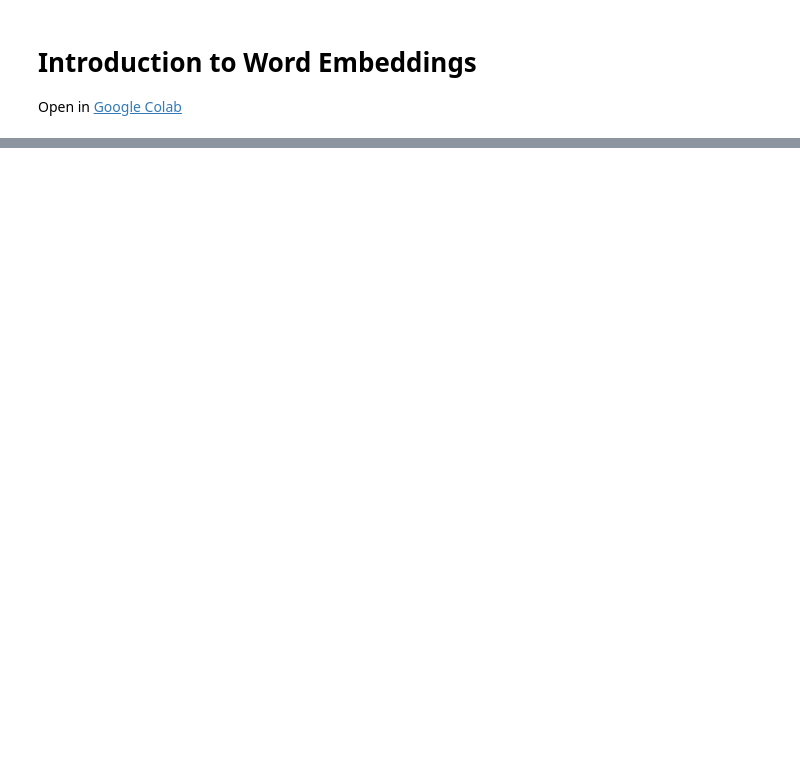
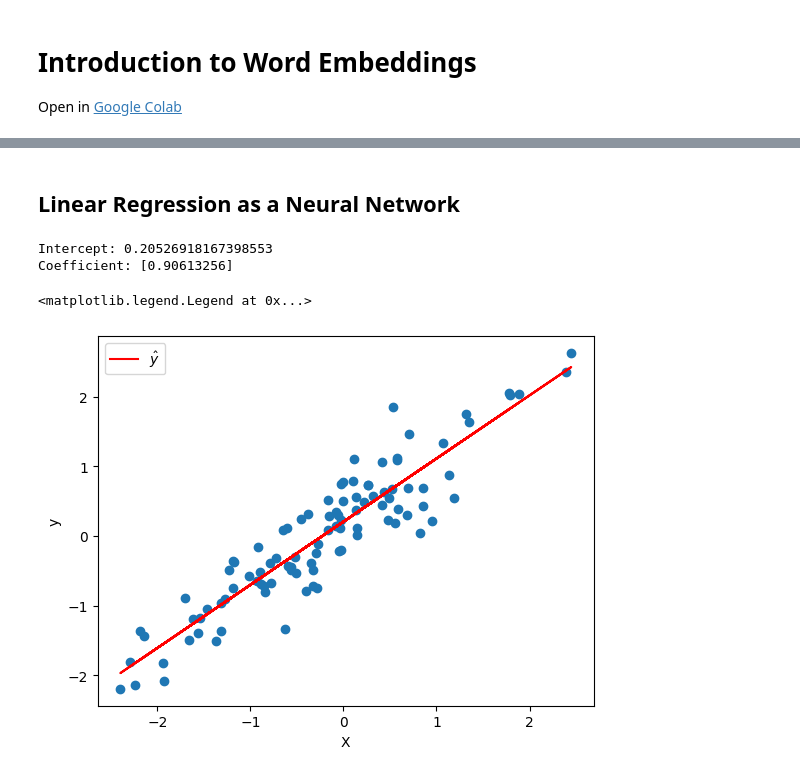
Before and after one commit to febse/ta2025, a Jupyter notebook: 03-01-Word-Embeddings-Overview.ipynb, the cells around one changed output, grey strips where cells are left out. Saved outputs shown, nothing was run; the diff lists cells and outputs as text; code cells hidden in the pictures; blank space fills up the shorter version.

```diff
--- a/03-01-Word-Embeddings-Overview.ipynb
+++ b/03-01-Word-Embeddings-Overview.ipynb
@@ -36,3 +25,5 @@ For example in a sentence "The cat sits on the mat", if the target word is "sits
 ![Skip-gram Model](./figures/skip-gram-architecture.webp)
 
 To make sense of this architecture, let's consider some simpler models that will help us understand how the skip-gram model works.
+# %% [markdown]
+## Linear Regression as a Neural Network
@@ -38,0 +37,29 @@ To make sense of this architecture, let's consider some simpler models that will
+# %%
+n = 100
+p = 1
+
+X = np.random.randn(n, p)
+e = np.random.randn(n)
+beta = np.array([2])
+y = 2 + X @ beta + e
+y = (y - np.mean(y)) / np.std(y)
+# %%
+linreg = LinearRegression()
+linreg.fit(X, y)
+
+print("Intercept:", linreg.intercept_)
+print("Coefficient:", linreg.coef_)
+# %% [output]
+Intercept: 0.20526918167398553
+Coefficient: [0.90613256]
+# %%
+# Plot the predicted values
+
+plt.scatter(X, y)
+plt.plot(X, linreg.predict(X), color='red', label = r'$\hat{y}$')
+plt.xlabel('X')
+plt.ylabel('y')
+plt.legend()
+# %% [output]
+<matplotlib.legend.Legend at 0x...>
+[figure, added]
```
Also changed, not shown: parts of 9 cells of this notebook, 12 other files.
